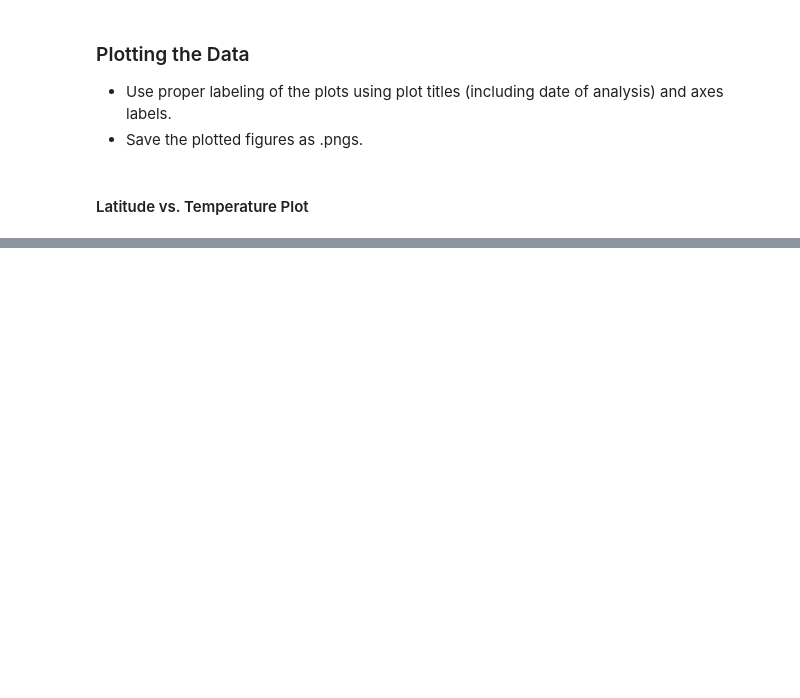
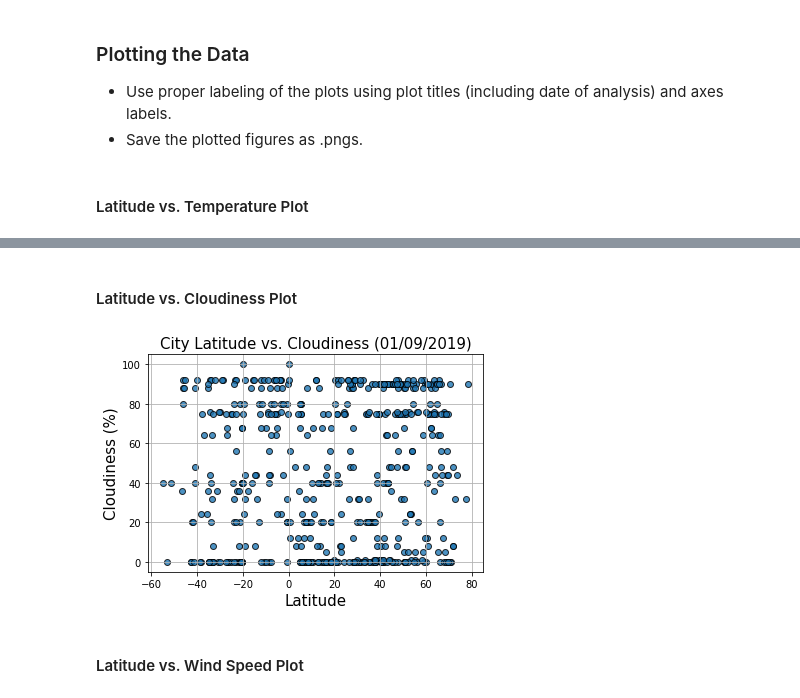
Before and after one commit to dxvo/python_api, a Jupyter notebook: WeatherPy.ipynb, the cells around one changed output, grey strips where cells are left out. Drawn from its saved outputs; the diff is of its cells as text; code cells hidden in the pictures; blank space fills up the shorter version.

```diff
--- a/WeatherPy.ipynb
+++ b/WeatherPy.ipynb
@@ -182,0 +203,17 @@ dtype: int64
+# %% [markdown]
+#### Latitude vs. Cloudiness Plot
+# %%
+plt.scatter(weather_dataframe["Lat"], weather_dataframe["Cloudiness"], edgecolor = 'black', alpha= 0.8)
+
+# Incorporate the other graph properties
+plt.title("City Latitude vs. Cloudiness (01/09/2019)", size = 15)
+plt.ylabel("Cloudiness (%)", size = 15)
+plt.xlabel("Latitude", size = 15)
+plt.grid(True)
+
+#Save figure
+plt.savefig("output_plot/Cloudiness_vs_Latitude.png")
+# %% [output]
+[figure, added]
+# %% [markdown]
+#### Latitude vs. Wind Speed Plot
```
Also changed, not shown: parts of 14 cells of this notebook, 4 other files.
